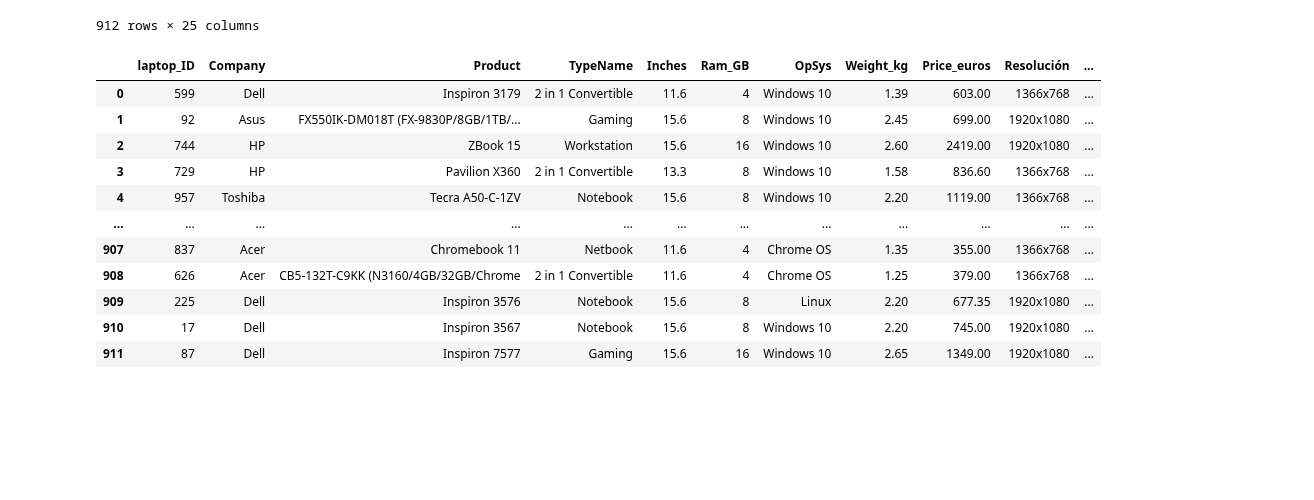
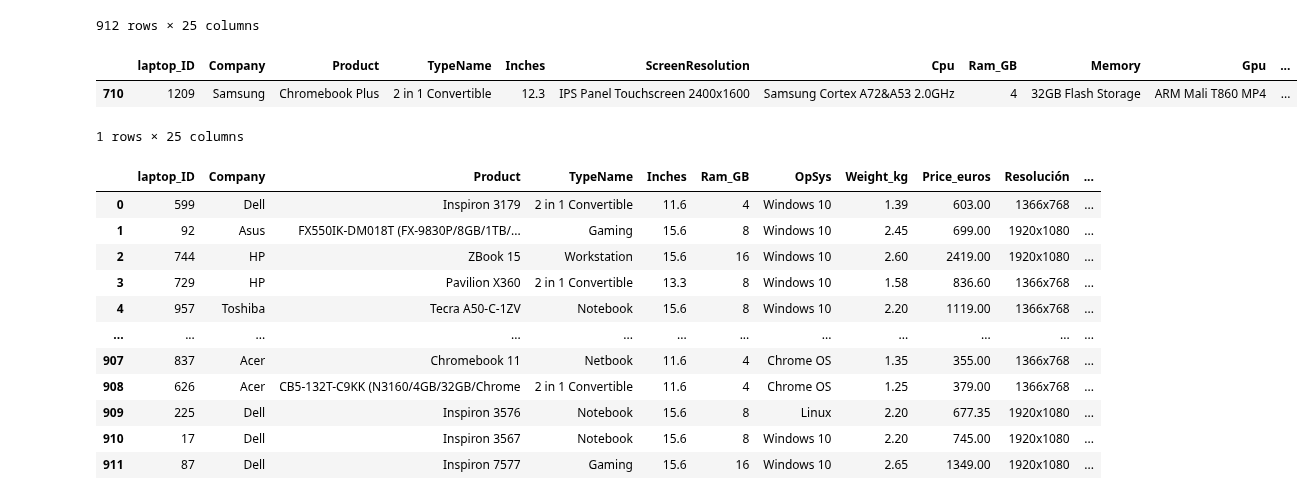
Before and after one commit to IsabelRomoBru/DS102024, a Jupyter notebook: ordenadores/ordenadores.ipynb, the cells around one changed output. Drawn from its saved outputs; the diff is of its cells as text; code cells hidden in the pictures; blank space fills up the shorter version.

```diff
--- a/ordenadores/ordenadores.ipynb
+++ b/ordenadores/ordenadores.ipynb
@@ -677,6 +677,12 @@ df
 | 910 | 17 | Dell | Inspiron 3567 | Notebook | 15.6 | Full HD 1920x1080 | Intel Core i7 7500U 2.7GHz | 8 | 256GB SSD | AMD Radeon R5 M430 | ... |
 | 911 | 87 | Dell | Inspiron 7577 | Gaming | 15.6 | IPS Panel Full HD 1920x1080 | Intel Core i7 7700HQ 2.8GHz | 16 | 128GB SSD + 1TB HDD | Nvidia GeForce GTX 1050 Ti | ... |
 912 rows × 25 columns
+# %%
+df[df['Marca_cpu'].isna()]
+# %% [output]
+|  | laptop_ID | Company | Product | TypeName | Inches | ScreenResolution | Cpu | Ram_GB | Memory | Gpu | ... |
+| 710 | 1209 | Samsung | Chromebook Plus | 2 in 1 Convertible | 12.3 | IPS Panel Touchscreen 2400x1600 | Samsung Cortex A72&A53 2.0GHz | 4 | 32GB Flash Storage | ARM Mali T860 MP4 | ... |
+1 rows × 25 columns
 # %%
 df.drop(columns=['ScreenResolution', 'Cpu', 'Gpu', 'Memory','tipo_cpu'], inplace=True)
 # %%
```
Also changed, not shown: parts of 4 cells of this notebook, 2 other files.
